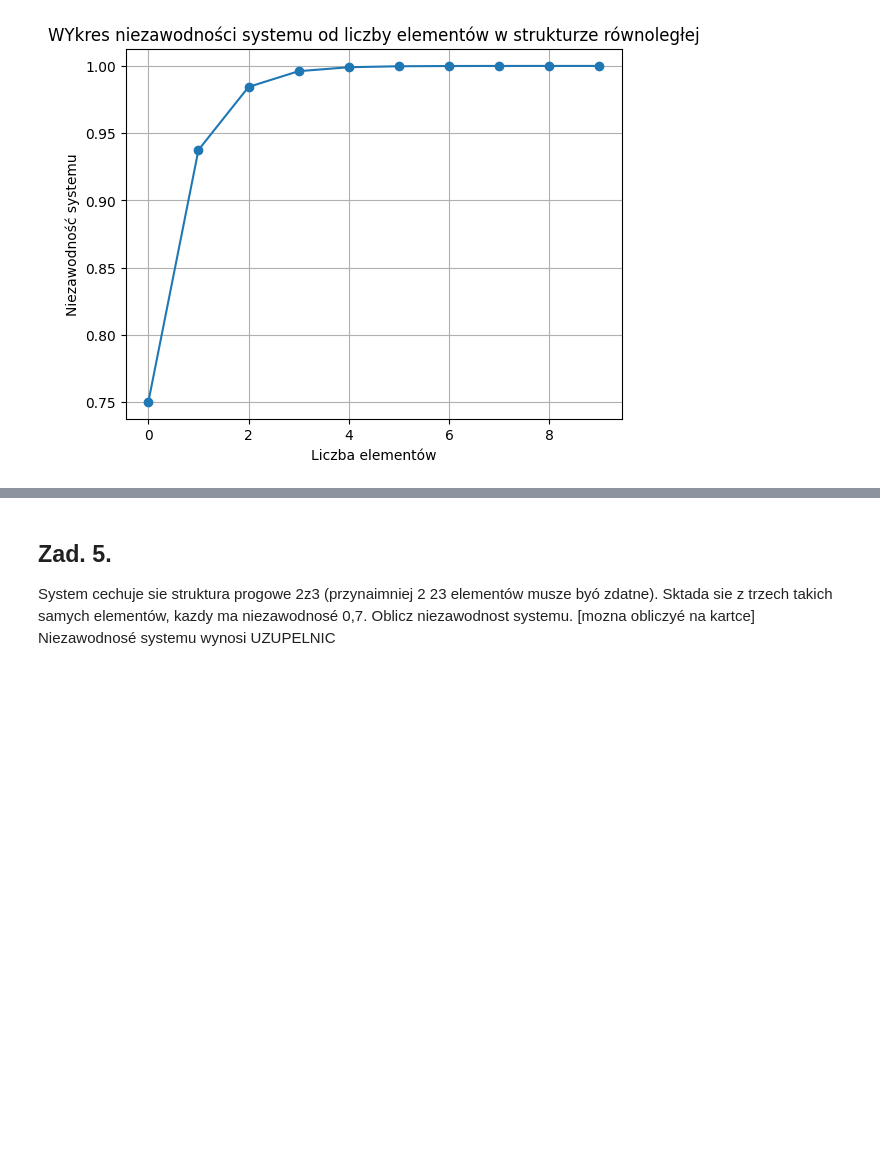
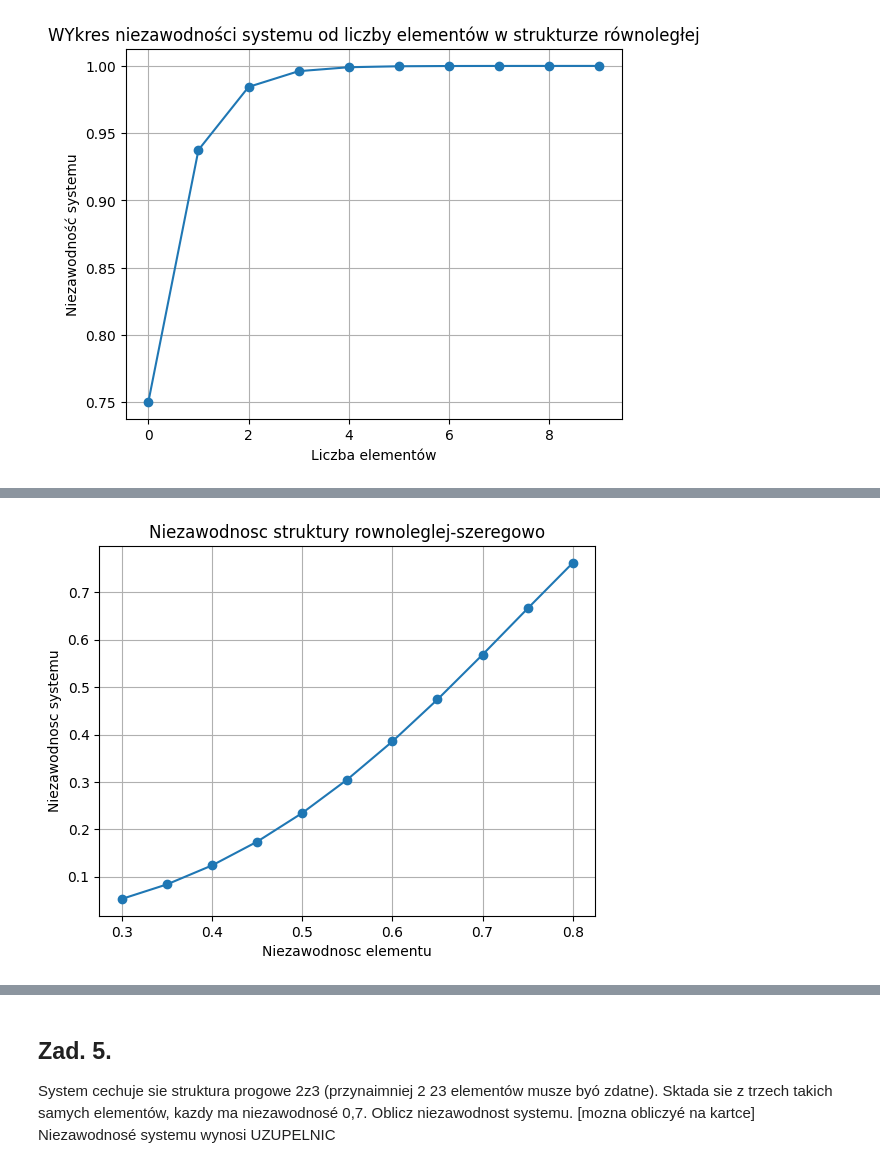
Before and after one commit to John15321/reliability-engineering, a Jupyter notebook: cw2/cw1.ipynb, the cells around one changed output, grey strips where cells are left out. Saved outputs shown, nothing was run; the diff lists cells and outputs as text; code cells hidden in the pictures; blank space fills up the shorter version.

```diff
--- a/cw2/cw1.ipynb
+++ b/cw2/cw1.ipynb
@@ -130,0 +193,9 @@ RÓWNOLEGLO-SZEREGOWA
+# %%
+plt.plot(df["nieza_el"], df["row-szer"], "o-")
+plt.ylabel("Niezawodnosc systemu")
+plt.xlabel("Niezawodnosc elementu")
+plt.title("Niezawodnosc struktury rownoleglej-szeregowo")
+plt.grid(True)
+plt.show()
+# %% [output]
+[figure, added]
```
Also changed, not shown: parts of 20 cells of this notebook.
